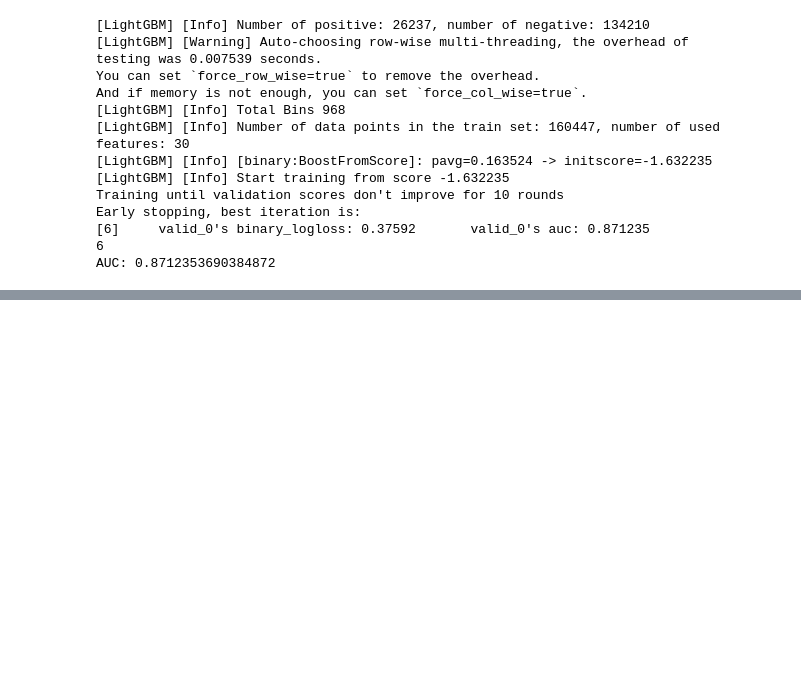
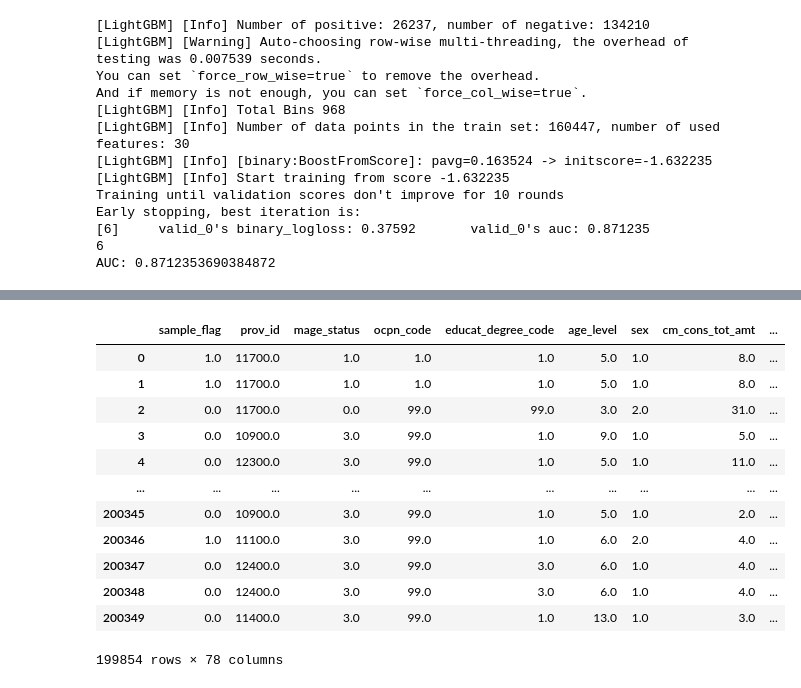
Before and after one commit to Bvbrutal/Internet-of-Vehicles-Collision-Recognition, a Jupyter notebook: note/LGBM.ipynb, the cells around one changed output, grey strips where cells are left out. Drawn from its saved outputs; the diff is of its cells as text; code cells hidden in the pictures; blank space fills up the shorter version.

```diff
--- a/note/LGBM.ipynb
+++ b/note/LGBM.ipynb
@@ -224,0 +325,34 @@ ValueError: invalid literal for int() with base 10: 'X'
+# %%
+
+df = pd.read_csv(
+    r'D:\huancun\WeChat Files\wxid_7fjwgckpy7m522\FileStorage\File\2023-09\dw_casl_user_sample_feature_all.csv')
+# 空值处理
+df.loc[df['is_comm_user'] == r'\N', 'is_comm_user'] = None  # 是否为移动用户\N置为空值
+df.loc[df['is_init_comm_user'] == r'\N', 'is_init_comm_user'] = None  # 是否主动通信用户\N置为空值
+df.loc[df['cust_star'] == r'\N', 'cust_star'] = None  # 客户星级\N置为空值
+df.loc[df['dome_roam_flux_days'] == r'\N', 'dome_roam_flux_days'] = None  # 省际漫游流量天数\N置为空值
+df.loc[df['inter_roam_flux_days'] == r'\N', 'inter_roam_flux_days'] = None  # 国际漫游流量天数\N置为空值
+df.loc[df['idcard_birth_area'] == r'\N', 'idcard_birth_area'] = None  # 身份证出生地\N置为空值
+df['dou'].fillna(0, inplace=True)  # 使用流量为空值的默认为0
+df['is_comm_user'].fillna(0, inplace=True)  # 是否为移动用户的空值默认为0
+df['is_init_comm_user'].fillna(0, inplace=True)  # 是否主动通信用户的空值默认为0
+df['cust_star'].fillna(0, inplace=True)  # 客户星级的空值默认为0
+df['vip_cust_id'].fillna(0, inplace=True)  # 重要客户标识的空值默认为0
+df['dome_roam_flux_days'].fillna(int(df[df['dome_roam_flux_days'].notnull()]['dome_roam_flux_days'].astype(int).mean()),
+                                 inplace=True)  # 省际漫游流量天数填充为平均值
+df['inter_roam_flux_days'].fillna(
+    int(df[df['inter_roam_flux_days'].notnull()]['inter_roam_flux_days'].astype(int).mean()),
+    inplace=True)  # 国际漫游流量天数填充为平均值
+df.drop(df[df['mage_status'] == r"\N"].index, inplace=True)  # 删除mage_status等于\N的35行
+df.drop(df[df['educat_degree_code'] == r"\N"].index, inplace=True)  # 删除educat_degree_code等于\N的35行
+df.drop(df[df['ocpn_code'] == r"\N"].index, inplace=True)  # 删除ocpn_code等于\N的35行
+df.drop(df[df['idcard_birth_area'].isnull()].index, inplace=True)  # 删除身份证出生地为空值的496个数据
+
+# 时间处理
+df1 = pd.to_datetime(df['month'], format="%Y%m")
+df['year'] = df1.dt.year
+df['month'] = df1.dt.month
+df = pd.get_dummies(df, columns=['month'], dtype=int)  # 时间独热编码
+df_id = df['id']
+df=df.drop(['id'],axis=1)
+df = df.astype(float)  # 类型转换
@@ -224,0 +374,16 @@ ValueError: invalid literal for int() with base 10: 'X'
+# %%
+df
+# %% [output]
+|  | sample_flag | prov_id | mage_status | ocpn_code | educat_degree_code | age_level | sex | cm_cons_tot_amt | ... |
+| 0 | 1.0 | 11700.0 | 1.0 | 1.0 | 1.0 | 5.0 | 1.0 | 8.0 | ... |
+| 1 | 1.0 | 11700.0 | 1.0 | 1.0 | 1.0 | 5.0 | 1.0 | 8.0 | ... |
+| 2 | 0.0 | 11700.0 | 0.0 | 99.0 | 99.0 | 3.0 | 2.0 | 31.0 | ... |
+| 3 | 0.0 | 10900.0 | 3.0 | 99.0 | 1.0 | 9.0 | 1.0 | 5.0 | ... |
+| 4 | 0.0 | 12300.0 | 3.0 | 99.0 | 1.0 | 5.0 | 1.0 | 11.0 | ... |
+| ... | ... | ... | ... | ... | ... | ... | ... | ... | ... |
+| 200345 | 0.0 | 10900.0 | 3.0 | 99.0 | 1.0 | 5.0 | 1.0 | 2.0 | ... |
+| 200346 | 1.0 | 11100.0 | 3.0 | 99.0 | 1.0 | 6.0 | 2.0 | 4.0 | ... |
+| 200347 | 0.0 | 12400.0 | 3.0 | 99.0 | 3.0 | 6.0 | 1.0 | 4.0 | ... |
+| 200348 | 0.0 | 12400.0 | 3.0 | 99.0 | 3.0 | 6.0 | 1.0 | 4.0 | ... |
+| 200349 | 0.0 | 11400.0 | 3.0 | 99.0 | 1.0 | 13.0 | 1.0 | 3.0 | ... |
+199854 rows × 78 columns
```
Also changed, not shown: parts of 14 cells of this notebook, 6 other files.
